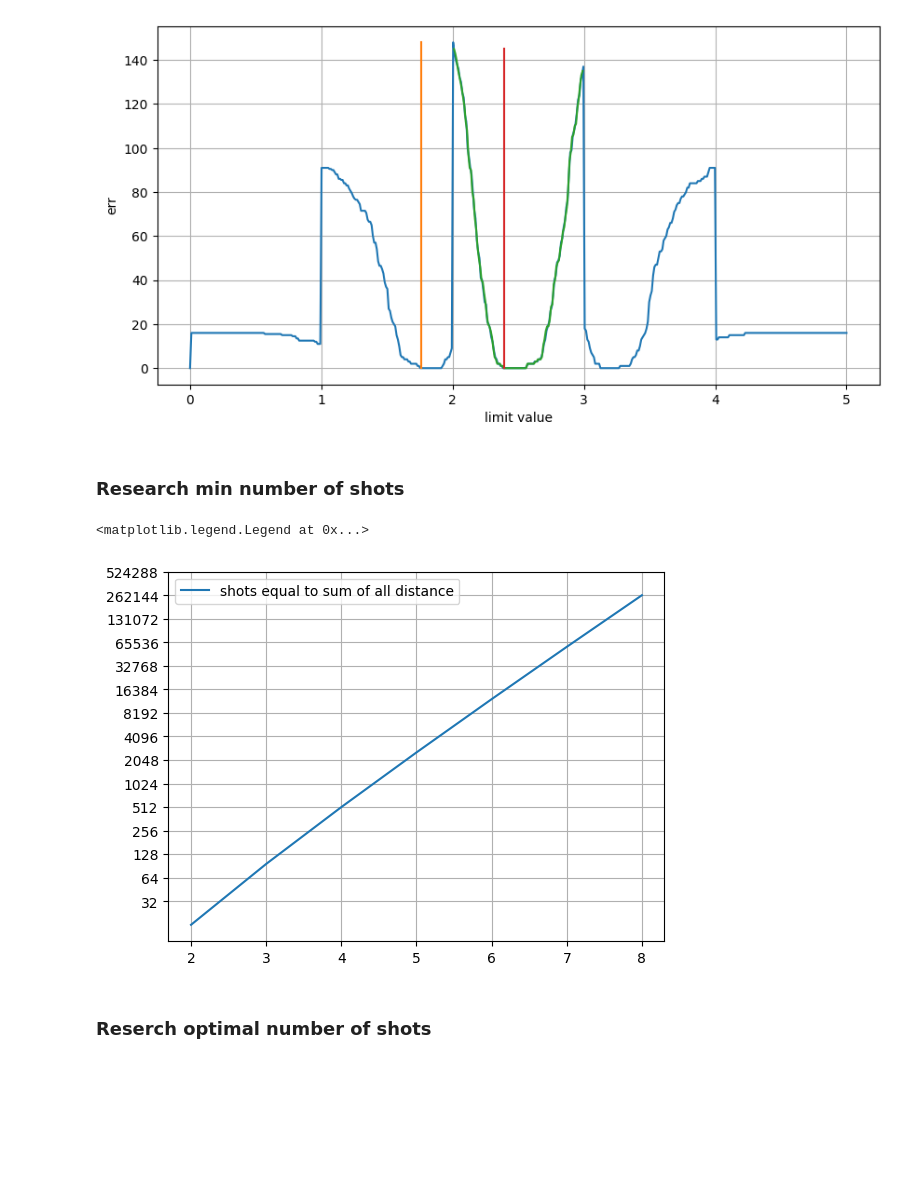
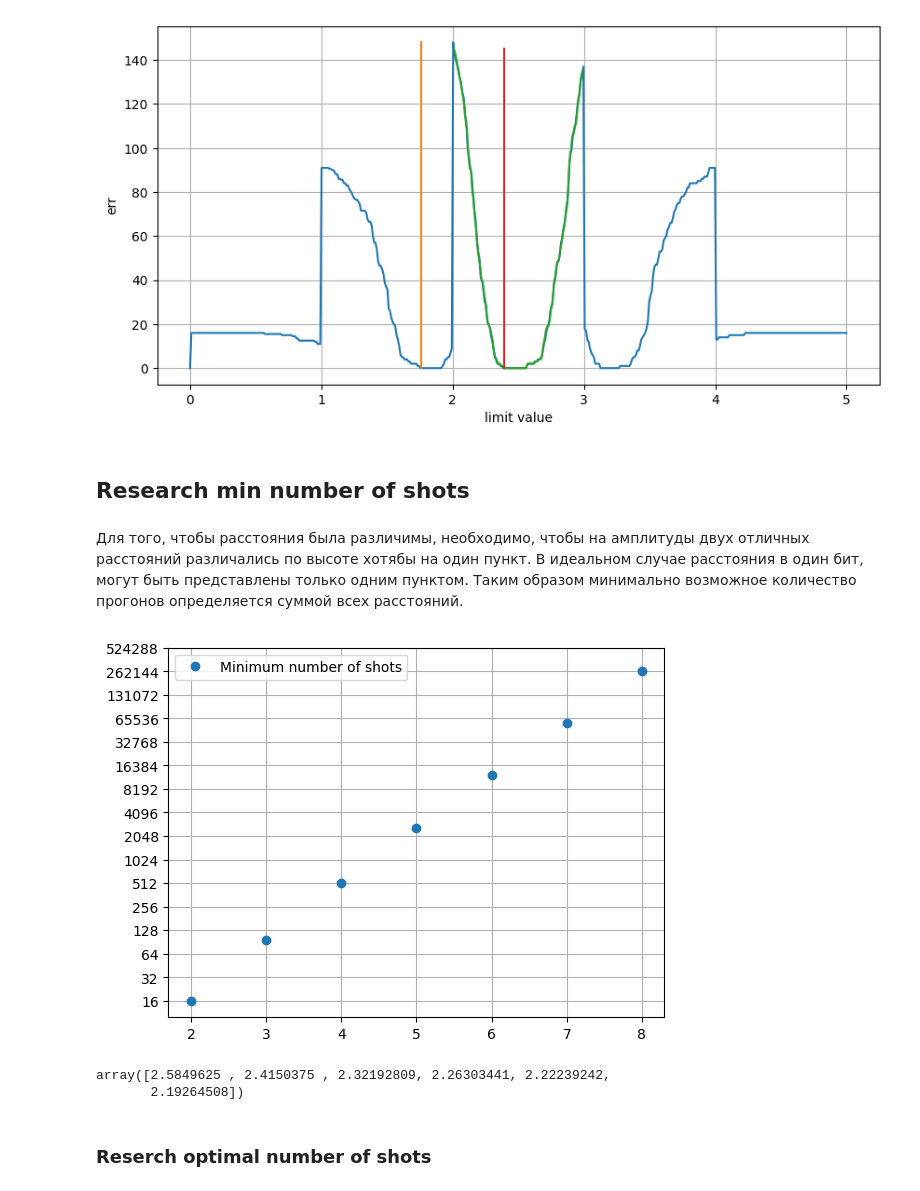
Before and after one commit to kephircheek/Hybrid-quantum-classical-unsupervised-data-clustering-based-on-the-self-organizing-feature-map, a Jupyter notebook: notebooks/hd_tomography.ipynb, the cells around one changed output. Cells and saved outputs as stored; diff of their text form; code cells hidden in the pictures; blank space fills up the shorter version.

Commit message:
Add some clarifications about min number of shots

```diff
--- a/notebooks/hd_tomography.ipynb
+++ b/notebooks/hd_tomography.ipynb
@@ -773,20 +773,27 @@ ax.grid()
 2.3899999999999997 0.0
 [figure]
 # %% [markdown]
-### Research min number of shots
+## Research min number of shots
+# %% [markdown]
+Для того, чтобы расстояния была различимы, необходимо, чтобы на амплитуды двух отличных расстояний различались по высоте хотябы на один пункт. В идеальном случае расстояния в один бит, могут быть представлены только одним пунктом.
+Таким образом минимально возможное количество прогонов определяется суммой всех расстояний.
 # %%
 _, ax = plt.subplots(1, 1)
 data_qubits_span = list(range(2, 9))
 min_shots_span = [hdist_exact(2**i, 2**i).sum() for i in data_qubits_span]
-ax.plot(data_qubits_span, min_shots_span, label="shots equal to sum of all distance")
+ax.plot(data_qubits_span, min_shots_span, "o", label="Minimum number of shots")
 ax.set_yscale("log", base=2)
-ax.set_yticks([2**i for i in range(5, 20)])
-ax.set_yticklabels([2**i for i in range(5, 20)])
+ax.set_yticks([2**i for i in range(4, 20)])
+ax.set_yticklabels([2**i for i in range(4, 20)])
+ax.legend()
 ax.grid()
-ax.legend()
 # %% [output]
-<matplotlib.legend.Legend at 0x...>
-[figure, old version]
+[figure, new version]
+# %%
+np.log2(min_shots_span)[1:] - np.log2(min_shots_span)[:-1]
+# %% [output]
+array([2.5849625 , 2.4150375 , 2.32192809, 2.26303441, 2.22239242,
+       2.19264508])
 # %% [markdown]
 ### Reserch optimal number of shots
 # %%
```
